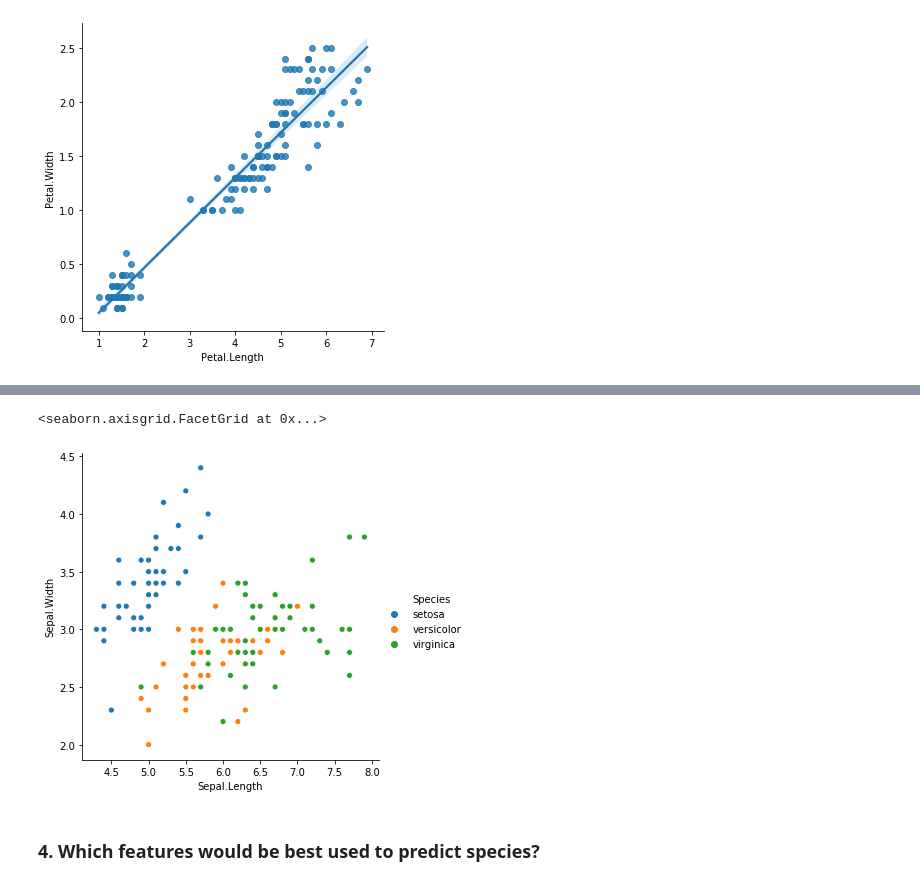
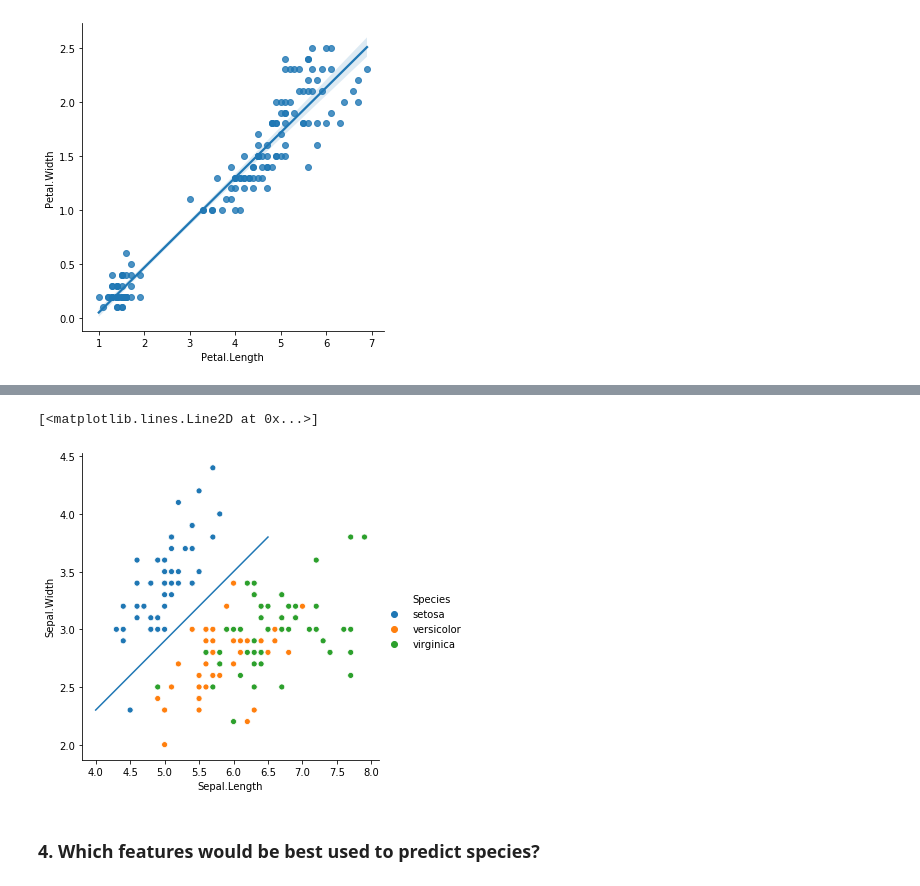
Before and after one commit to Yongliang-Shi/numpy-pandas-visualization-exercises, a Jupyter notebook: seaborn_exercises.ipynb, the cells around one changed output, grey strips where cells are left out. Saved outputs shown, nothing was run; the diff lists cells and outputs as text; code cells hidden in the pictures.

Commit message:
review seaborn exercises

```diff
--- a/seaborn_exercises.ipynb
+++ b/seaborn_exercises.ipynb
@@ -86,9 +129,10 @@ versicolor    50
 Name: Species, dtype: int64
 # %%
 sns.relplot(x='Sepal.Length', y='Sepal.Width', hue='Species', data=iris)
+plt.plot([4.0,6.5],[2.3,3.8])
 # %% [output]
-<seaborn.axisgrid.FacetGrid at 0x...>
+[<matplotlib.lines.Line2D at 0x...>]
-[figure, old version]
+[figure, new version]
 # %%
 ### It is reasonable to predict based on both whether it is setosa or not.
 # %% [markdown]
```
Also changed, not shown: parts of 20 cells of this notebook.
